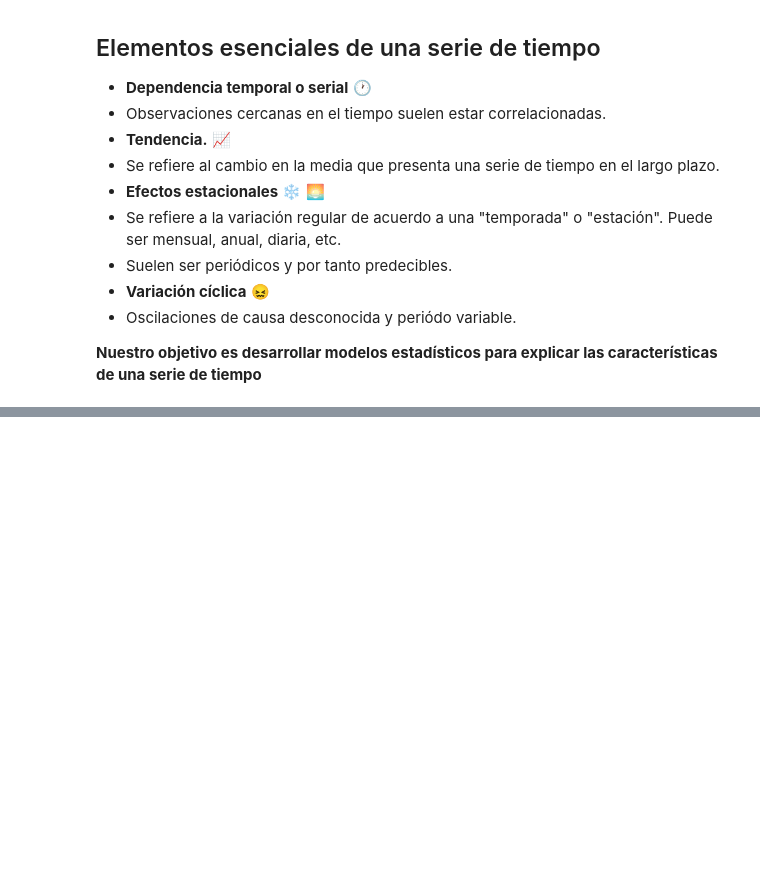
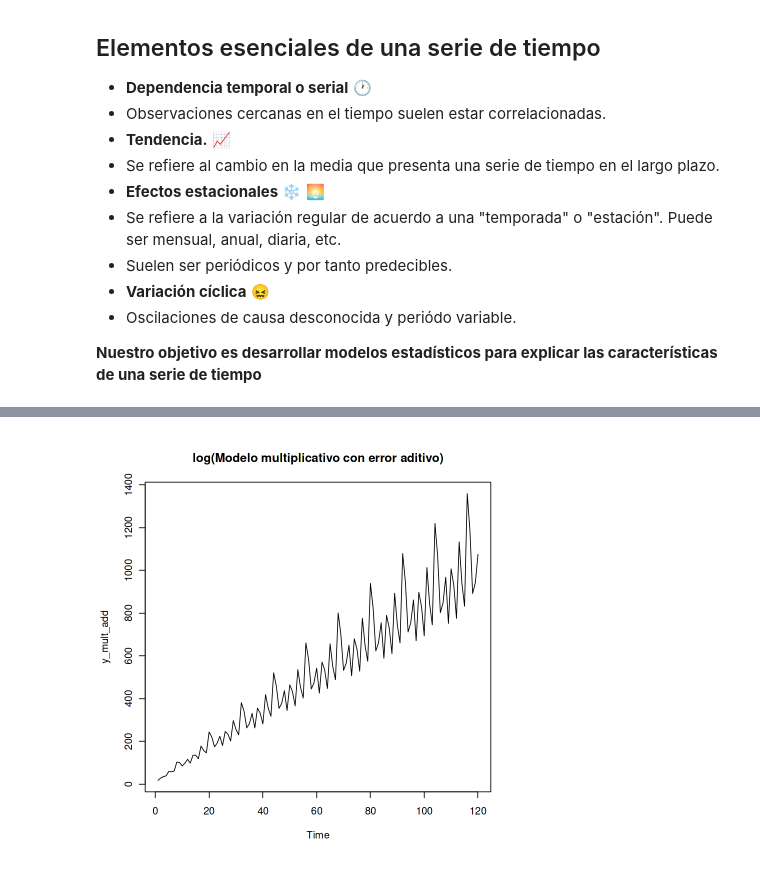
Before and after one commit to jcortesorihuela/jcortesorihuela.github.io, a Jupyter notebook: projects/Series_de_Tiempo_1.ipynb, the cells around one changed output, grey strips where cells are left out. Drawn from its saved outputs; the diff is of its cells as text; code cells hidden in the pictures; blank space fills up the shorter version.

```diff
--- a/projects/Series_de_Tiempo_1.ipynb
+++ b/projects/Series_de_Tiempo_1.ipynb
@@ -81,0 +126,11 @@ A Time Series: 12 × 12
+# %%
+set.seed(2049)
+t <- 12*10
+m <- 1:t
+s <- rep(rnorm(12, mean = 10, sd = 2), t/12)
+e <- rnorm(t, mean = 10)
+y_mult_add <- s*m + e
+y_mult_add <- ts(y_mult_add)
+plot(y_mult_add, main = "log(Modelo multiplicativo con error aditivo)")
+# %% [output]
+[figure, added]
```
Also changed, not shown: parts of 15 cells of this notebook.
